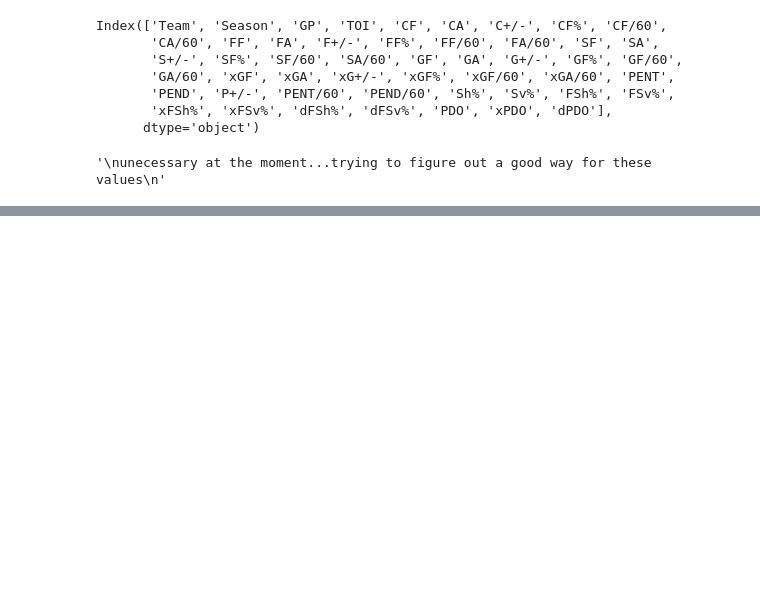
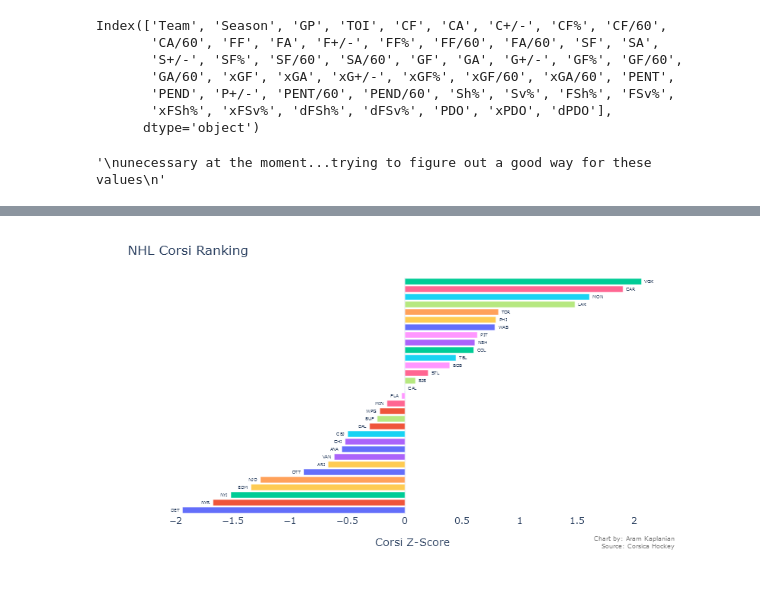
Before and after one commit to aramkaplanian/NHL_analysis, a Jupyter notebook: scratch.ipynb, the cells around one changed output, grey strips where cells are left out. Drawn from its saved outputs; the diff is of its cells as text; code cells hidden in the pictures; blank space fills up the shorter version.

```diff
--- a/scratch.ipynb
+++ b/scratch.ipynb
@@ -160,6 +161,6 @@ fig.write_image("dots.png")
 # %%
 # df = pd.read_csv('team_data.csv')
-df['corsi_z'] = stats.zscore(df['C+/-'])
+df['corsi_z'] = stats.zscore(df['C+/-'].astype(int))
 # %%
 fig = px.bar(df, x='corsi_z', y='Team', text="Team", color="Team", orientation="h",
                  template='plotly_white')
@@ -186,7 +187,7 @@ fig.update_layout(annotations=[
             xref='paper',
             xshift=15,
             yanchor='auto',
-            y=-0.1,
+            y=-0.15,
             yshift=7,
             yref='paper',
             font=dict(
@@ -201,7 +202,7 @@ fig.update_layout(annotations=[
             xref='paper',
             xshift=15,
             yanchor='auto',
-            y=-0.1,
+            y=-0.16,
             yshift=0,
             yref='paper',
             font=dict(
@@ -216,3 +216,4 @@ fig.write_image("corsi_z.png")
+[figure, added]
 # %%
 high, mid, low = get_plot_points(df, 'FF')
 xhigh, xmid, xlow = get_plot_points(df, 'xGF')
```
Also changed, not shown: parts of 4 cells of this notebook, 7 other files.
